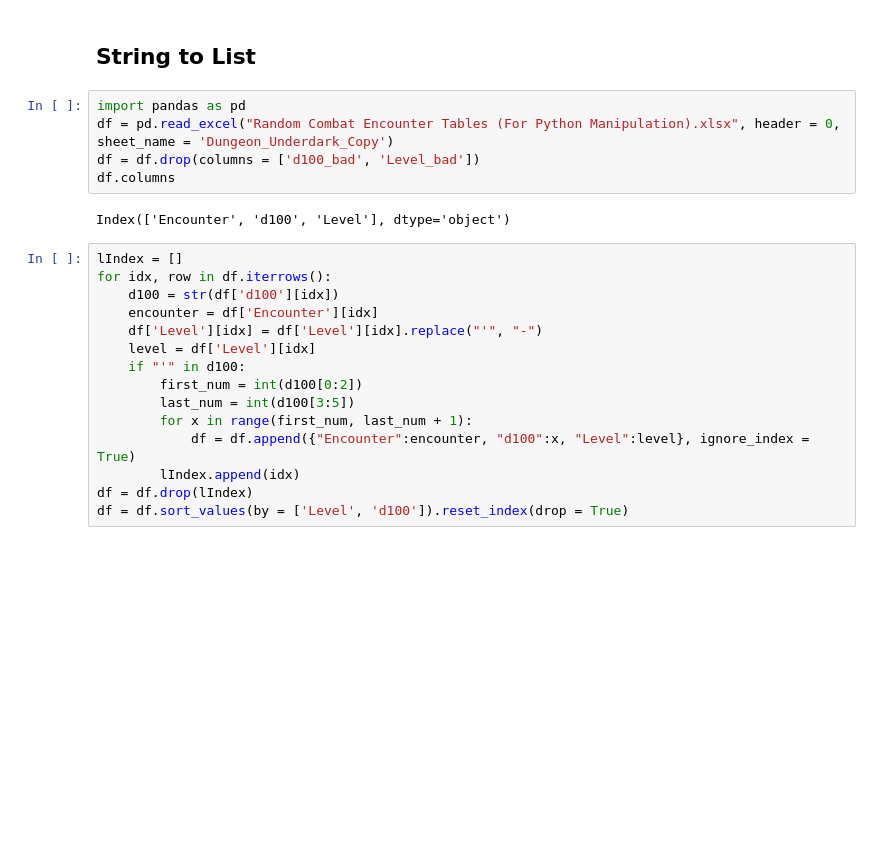
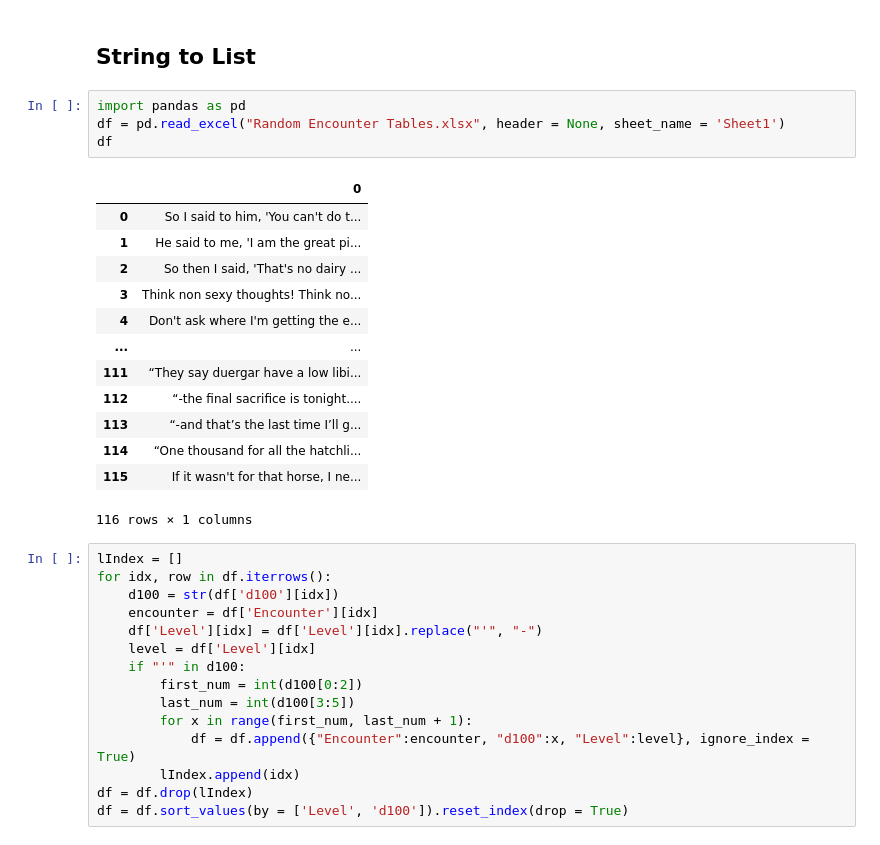
Before and after one commit to mikitz/wangte, a Jupyter notebook: Programming_Tools/Tools.ipynb, the cells around one changed output. Drawn from its saved outputs; the diff is of its cells as text; blank space fills up the shorter version.

```diff
--- a/Programming_Tools/Tools.ipynb
+++ b/Programming_Tools/Tools.ipynb
@@ -250,11 +378,22 @@ writer.save()
 ## String to List
 # %%
 import pandas as pd
-df = pd.read_excel("Random Combat Encounter Tables (For Python Manipulation).xlsx", header = 0, sheet_name = 'Dungeon_Underdark_Copy')
-df = df.drop(columns = ['d100_bad', 'Level_bad'])
-df.columns
+df = pd.read_excel("Random Encounter Tables.xlsx", header = None, sheet_name = 'Sheet1')
+df
 # %% [output]
+|  | 0 |
+| 0 | So I said to him, 'You can't do t... |
+| 1 | He said to me, 'I am the great pi... |
+| 2 | So then I said, 'That's no dairy ... |
+| 3 | Think non sexy thoughts! Think no... |
+| 4 | Don't ask where I'm getting the e... |
+| ... | ... |
+| 111 | “They say duergar have a low libi... |
+| 112 | “-the final sacrifice is tonight.... |
+| 113 | “-and that’s the last time I’ll g... |
+| 114 | “One thousand for all the hatchli... |
+| 115 | If it wasn't for that horse, I ne... |
-Index(['Encounter', 'd100', 'Level'], dtype='object')
+116 rows × 1 columns
 # %%
 lIndex = []
 for idx, row in df.iterrows():
```
Also changed, not shown: parts of 3 cells of this notebook, 3 other files.
